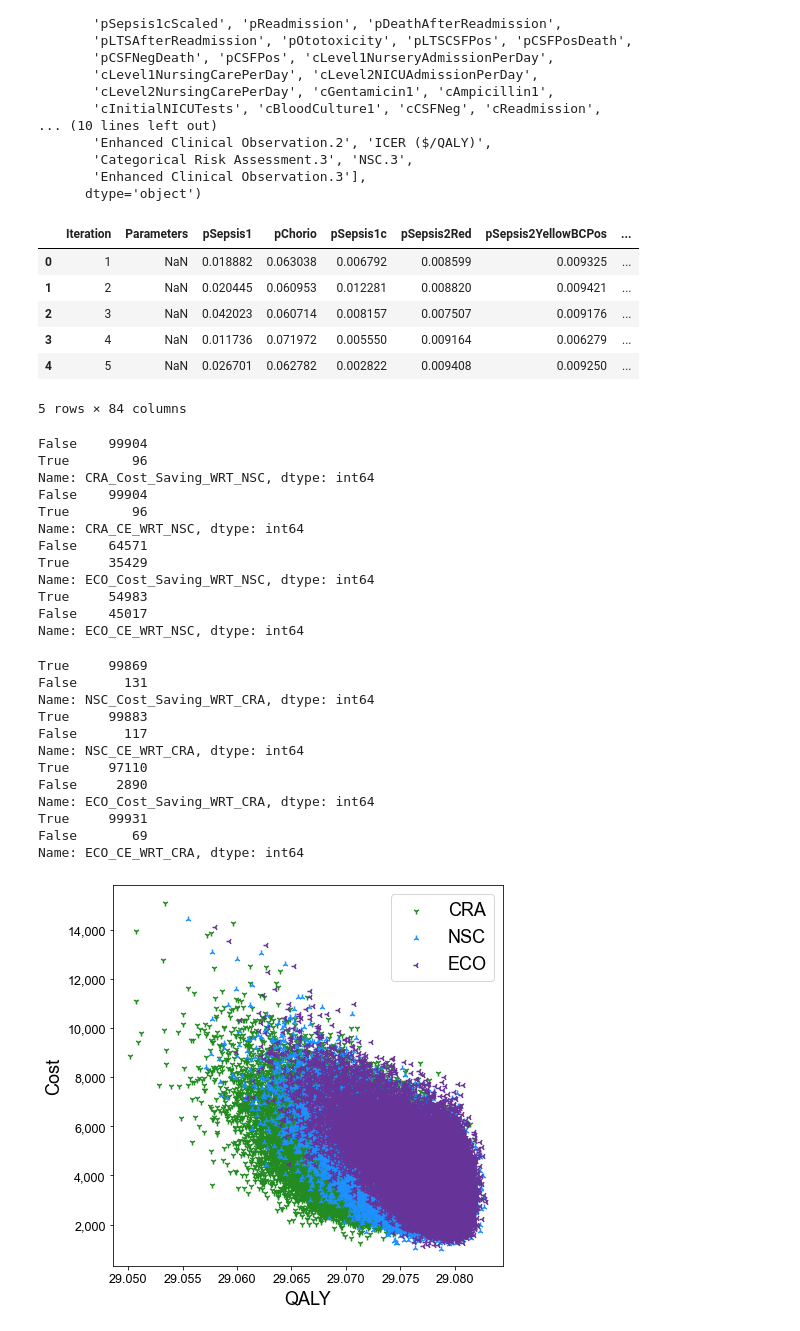
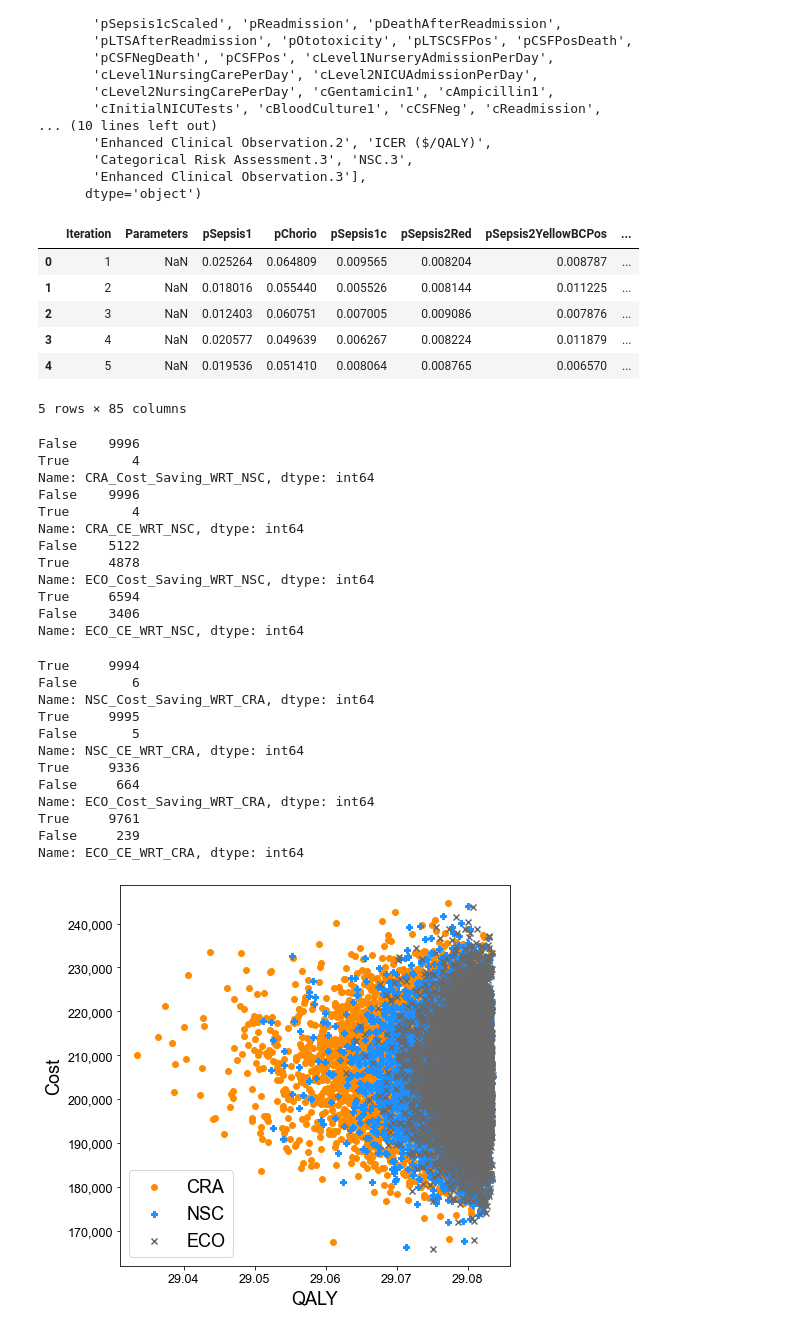
Before and after one commit to guanzgrace/cea-eos, a Jupyter notebook: Graphs-PSA.ipynb, the cells around one changed output. Cells and saved outputs as stored; diff of their text form; code cells hidden in the pictures.

```diff
--- a/Graphs-PSA.ipynb
+++ b/Graphs-PSA.ipynb
@@ -9,9 +9,9 @@ plt.rcParams['font.family'] = 'Arial'
 plt.rc('xtick', labelsize='x-small')
 plt.rc('ytick', labelsize='x-small')
 # %%
-cra_color = 'forestgreen'
+cra_color = 'darkorange'
 nsc_color = 'dodgerblue'
-eco_color = 'rebeccapurple'
+eco_color = 'dimgrey'
 # %% [markdown]
 # Plot the cost effectiveness plane
 # %%
@@ -43,7 +43,7 @@ plt.show()
 # %% [markdown]
 # Plot the PSA
 # %%
-psa = pd.read_csv("PSA/psa100000_scatter_new.csv")
+psa = pd.read_csv("PSA/May8/psa10000_scatter_new.csv")
 # %%
 psa.columns
 # %% [output]
@@ -68,12 +68,12 @@ Index(['Iteration', 'Parameters', 'pSepsis1', 'pChorio', 'pSepsis1c',
 psa.head()
 # %% [output]
 |  | Iteration | Parameters | pSepsis1 | pChorio | pSepsis1c | pSepsis2Red | pSepsis2YellowBCPos | ... |
-| 0 | 1 | NaN | 0.018882 | 0.063038 | 0.006792 | 0.008599 | 0.009325 | ... |
-| 1 | 2 | NaN | 0.020445 | 0.060953 | 0.012281 | 0.008820 | 0.009421 | ... |
-| 2 | 3 | NaN | 0.042023 | 0.060714 | 0.008157 | 0.007507 | 0.009176 | ... |
-| 3 | 4 | NaN | 0.011736 | 0.071972 | 0.005550 | 0.009164 | 0.006279 | ... |
-| 4 | 5 | NaN | 0.026701 | 0.062782 | 0.002822 | 0.009408 | 0.009250 | ... |
+| 0 | 1 | NaN | 0.025264 | 0.064809 | 0.009565 | 0.008204 | 0.008787 | ... |
+| 1 | 2 | NaN | 0.018016 | 0.055440 | 0.005526 | 0.008144 | 0.011225 | ... |
+| 2 | 3 | NaN | 0.012403 | 0.060751 | 0.007005 | 0.009086 | 0.007876 | ... |
+| 3 | 4 | NaN | 0.020577 | 0.049639 | 0.006267 | 0.008224 | 0.011879 | ... |
+| 4 | 5 | NaN | 0.019536 | 0.051410 | 0.008064 | 0.008765 | 0.006570 | ... |
-5 rows × 84 columns
+5 rows × 85 columns
 # %%
 # Compare CRA and ECO to NSC
 
@@ -92,17 +92,17 @@ print(psa['CRA_CE_WRT_NSC'].value_counts())
 print(psa['ECO_Cost_Saving_WRT_NSC'].value_counts())
 print(psa['ECO_CE_WRT_NSC'].value_counts())
 # %% [output]
-False    99904
-True        96
+False    9996
+True        4
 Name: CRA_Cost_Saving_WRT_NSC, dtype: int64
-False    99904
-True        96
+False    9996
+True        4
 Name: CRA_CE_WRT_NSC, dtype: int64
-False    64571
-True     35429
+False    5122
+True     4878
 Name: ECO_Cost_Saving_WRT_NSC, dtype: int64
-True     54983
-False    45017
+True     6594
+False    3406
 Name: ECO_CE_WRT_NSC, dtype: int64
 # %%
 # Compare CRA and ECO to NSC
@@ -122,34 +122,34 @@ print(psa['NSC_CE_WRT_CRA'].value_counts())
 print(psa['ECO_Cost_Saving_WRT_CRA'].value_counts())
 print(psa['ECO_CE_WRT_CRA'].value_counts())
 # %% [output]
-True     99869
-False      131
+True     9994
+False       6
 Name: NSC_Cost_Saving_WRT_CRA, dtype: int64
-True     99883
-False      117
+True     9995
+False       5
 Name: NSC_CE_WRT_CRA, dtype: int64
-True     97110
-False     2890
+True     9336
+False     664
 Name: ECO_Cost_Saving_WRT_CRA, dtype: int64
-True     99931
-False       69
+True     9761
+False     239
 Name: ECO_CE_WRT_CRA, dtype: int64
 # %%
 fig, ax = plt.subplots(figsize=(7,7))
 ax.get_yaxis().set_major_formatter(
     tkr.FuncFormatter(lambda x, p: format(int(x), ',')))
 plt.scatter(psa["Categorical Risk Assessment.1"], psa["Categorical Risk Assessment"],
-            label="CRA", color=cra_color, marker='1', zorder=1)
+            label="CRA", color=cra_color, marker='o', zorder=1)
 plt.scatter(psa["NSC.1"], psa["NSC"],
-            label="NSC", color=nsc_color, marker='2', zorder=2)
+            label="NSC", color=nsc_color, marker='P', zorder=2)
 plt.scatter(psa["Enhanced Clinical Observation.1"], psa["Enhanced Clinical Observation"],
-            label="ECO", color=eco_color, marker='3', zorder=3)
+            label="ECO", color=eco_color, marker='x', zorder=3)
 plt.xlabel('QALY')
 plt.ylabel('Cost')
 plt.legend()
 plt.show()
 # %% [output]
-[figure, old version]
+[figure, new version]
 # %%
 x_vals = np.arange(-0.010, 0.020, 0.01)
 # %%
```
Also changed, not shown: parts of 6 cells of this notebook, 25 other files.
